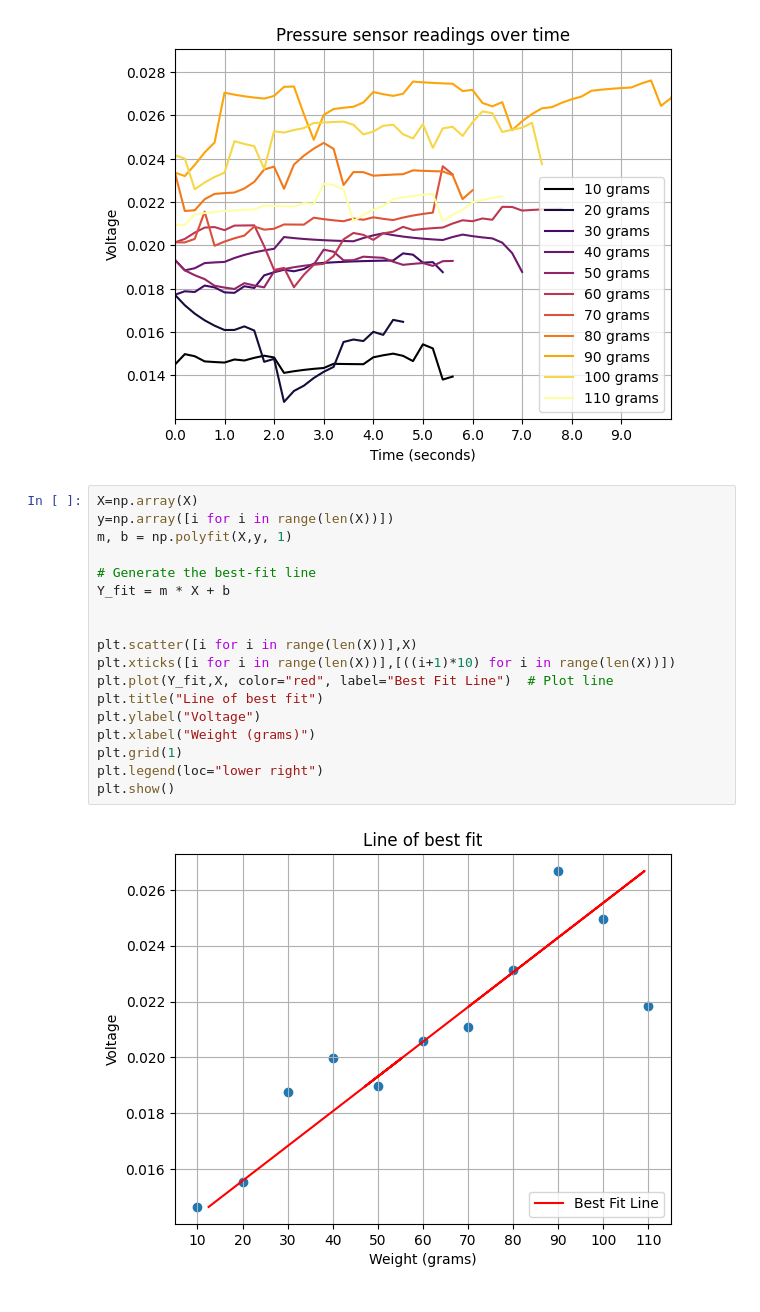
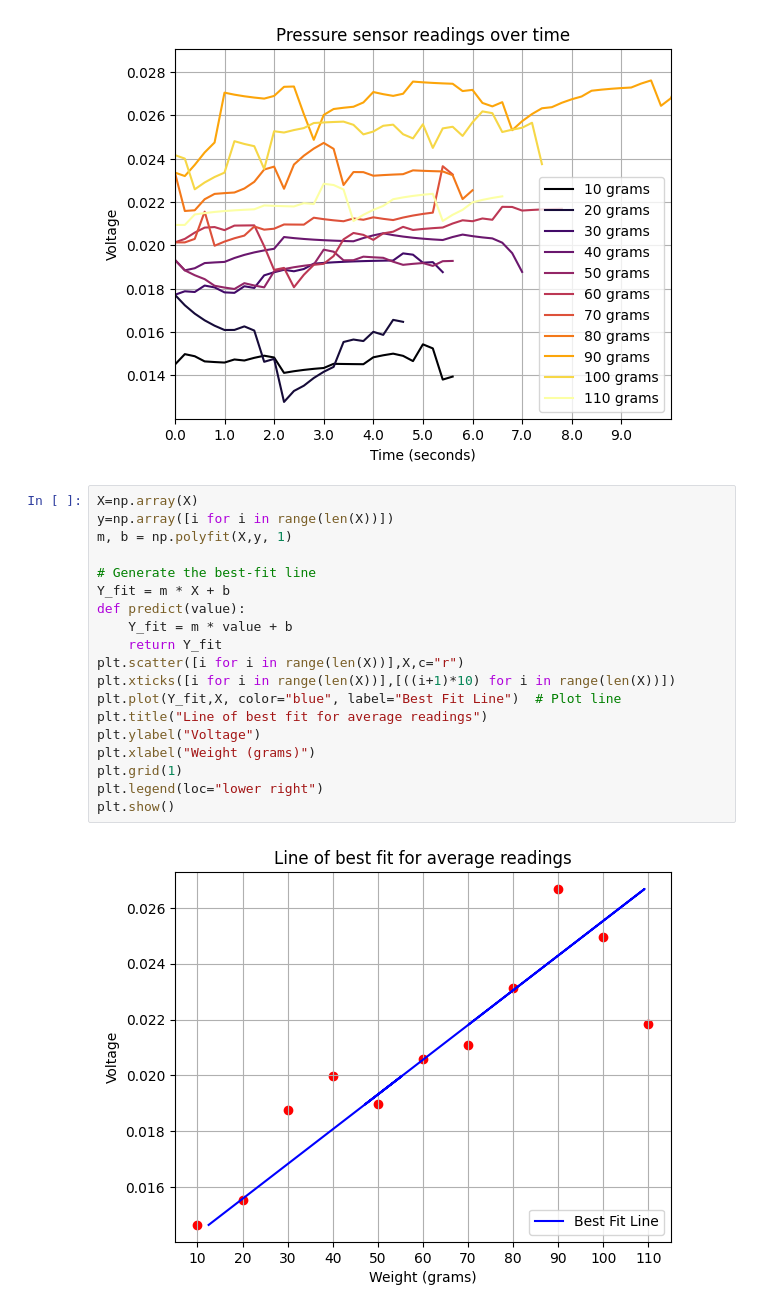
Before and after one commit to shepai/pico_weight_scales, a Jupyter notebook: Code/data vis/vis.ipynb, the cells around one changed output. Drawn from its saved outputs; the diff is of its cells as text.

```diff
--- a/Code/data vis/vis.ipynb
+++ b/Code/data vis/vis.ipynb
@@ -67,20 +67,21 @@ plt.show()
 # %%
 X=np.array(X)
 y=np.array([i for i in range(len(X))])
 m, b = np.polyfit(X,y, 1)
 
 # Generate the best-fit line
 Y_fit = m * X + b
-
-
-plt.scatter([i for i in range(len(X))],X)
+def predict(value):
+    Y_fit = m * value + b
+    return Y_fit
+plt.scatter([i for i in range(len(X))],X,c="r")
 plt.xticks([i for i in range(len(X))],[((i+1)*10) for i in range(len(X))])
-plt.plot(Y_fit,X, color="red", label="Best Fit Line")  # Plot line
-plt.title("Line of best fit")
+plt.plot(Y_fit,X, color="blue", label="Best Fit Line")  # Plot line
+plt.title("Line of best fit for average readings")
 plt.ylabel("Voltage")
 plt.xlabel("Weight (grams)")
 plt.grid(1)
 plt.legend(loc="lower right")
 plt.show()
 # %% [output]
-[figure, old version]
+[figure, new version]
```
Also changed, not shown: parts of 1 cell of this notebook.
